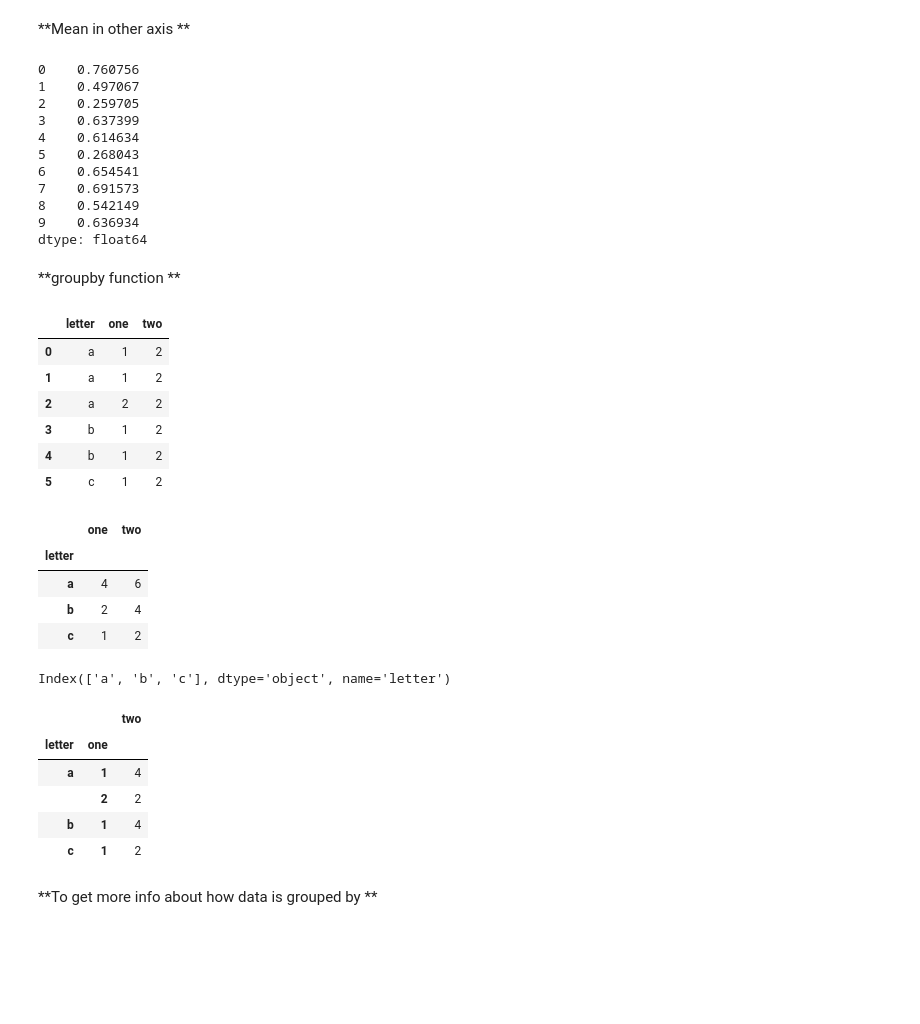
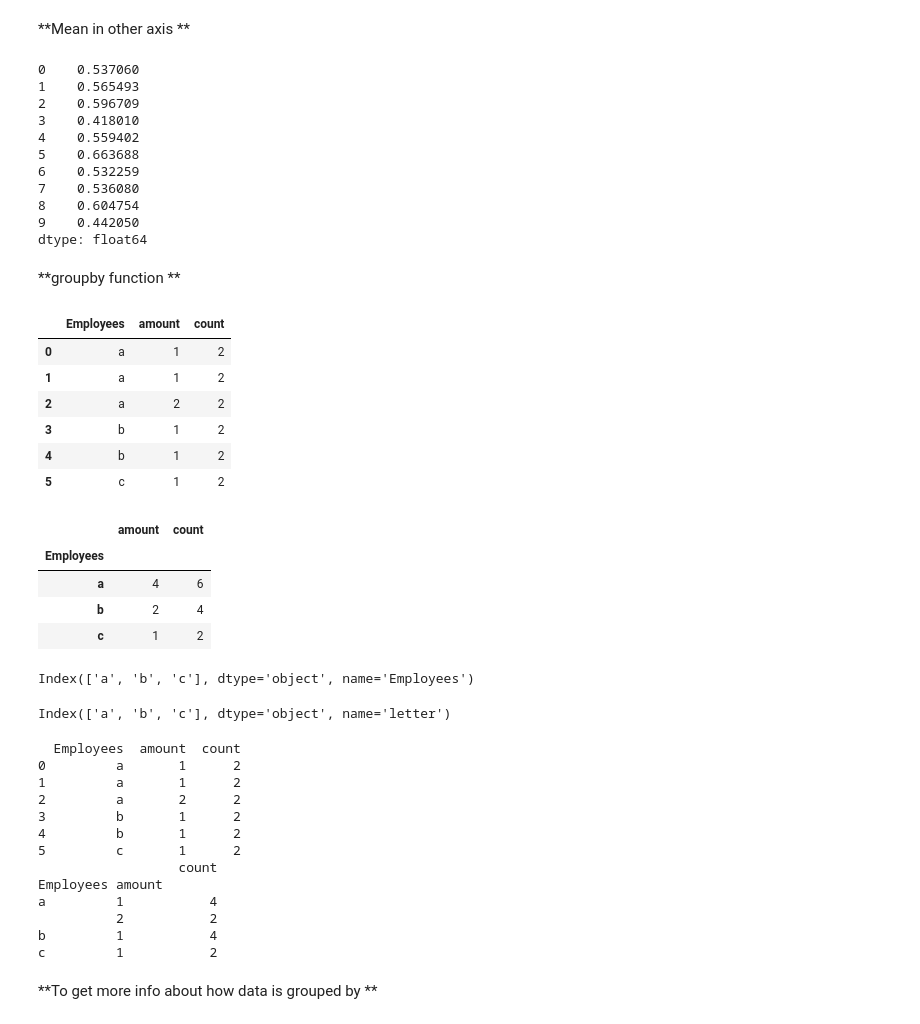
Before and after one commit to kushkul/Intro-to-Analytics, a Jupyter notebook: Python - Pandas Intro.ipynb, the cells around one changed output. Cells and saved outputs as stored; diff of their text form; code cells hidden in the pictures; blank space fills up the shorter version.

```diff
--- a/Python - Pandas Intro.ipynb
+++ b/Python - Pandas Intro.ipynb
@@ -283,31 +394,31 @@ dtype: float64
 # %% [markdown]
 **Mean in other axis **
 # %%
-df.mean(1)
+df.mean(axis = 1)
 # %% [output]
-0    0.760756
-1    0.497067
-2    0.259705
-3    0.637399
-4    0.614634
-5    0.268043
-6    0.654541
-7    0.691573
-8    0.542149
-9    0.636934
+0    0.537060
+1    0.565493
+2    0.596709
+3    0.418010
+4    0.559402
+5    0.663688
+6    0.532259
+7    0.536080
+8    0.604754
+9    0.442050
 dtype: float64
 # %% [markdown]
 **groupby function **
 # %%
 #Creating a dataframe
-d = {'one':[1,1,2,1,1,1],
-     'two':[2,2,2,2,2,2],
-     'letter':['a','a','a','b','b','c']}
+d = {'amount':[1,1,2,1,1,1],
+     'count':[2,2,2,2,2,2],
+     'Employees':['a','a','a','b','b','c']}
 
 df = pd.DataFrame(d)
 df
 # %% [output]
-|  | letter | one | two |
+|  | Employees | amount | count |
 | 0 | a | 1 | 2 |
 | 1 | a | 1 | 2 |
 | 2 | a | 2 | 2 |
@@ -316,30 +427,48 @@ df
 | 5 | c | 1 | 2 |
 # %%
 # Create group object
-one = df.groupby('letter')
+one = df.groupby('Employees')
 
 # Apply sum function
 one.sum()
 # %% [output]
-|  | one | two |
-| letter |  |  |
+|  | amount | count |
+| Employees |  |  |
 | a | 4 | 6 |
 | b | 2 | 4 |
 | c | 1 | 2 |
+# %%
+# Create group object
+one = df.groupby('Employees')
+
+# Apply sum function
+grouped_by_df = one.sum()
+
+grouped_by_df.index
+# %% [output]
+Index(['a', 'b', 'c'], dtype='object', name='Employees')
 # %%
 one.sum().index
 # %% [output]
 Index(['a', 'b', 'c'], dtype='object', name='letter')
 # %%
-letterone = df.groupby(['letter','one']).sum()
-letterone
+print(df)
+letterone = df.groupby(['Employees','amount']).sum()
+print(letterone)
 # %% [output]
-|  |  | two |
-| letter | one |  |
-| a | 1 | 4 |
-|  | 2 | 2 |
-| b | 1 | 4 |
-| c | 1 | 2 |
+  Employees  amount  count
+0         a       1      2
+1         a       1      2
+2         a       2      2
+3         b       1      2
+4         b       1      2
+5         c       1      2
+                  count
+Employees amount
+a         1           4
+          2           2
+b         1           4
+c         1           2
 # %% [markdown]
 **To get more info about how data is grouped by **
 # %%
```
Also changed, not shown: parts of 33 cells of this notebook, 1 other file.
